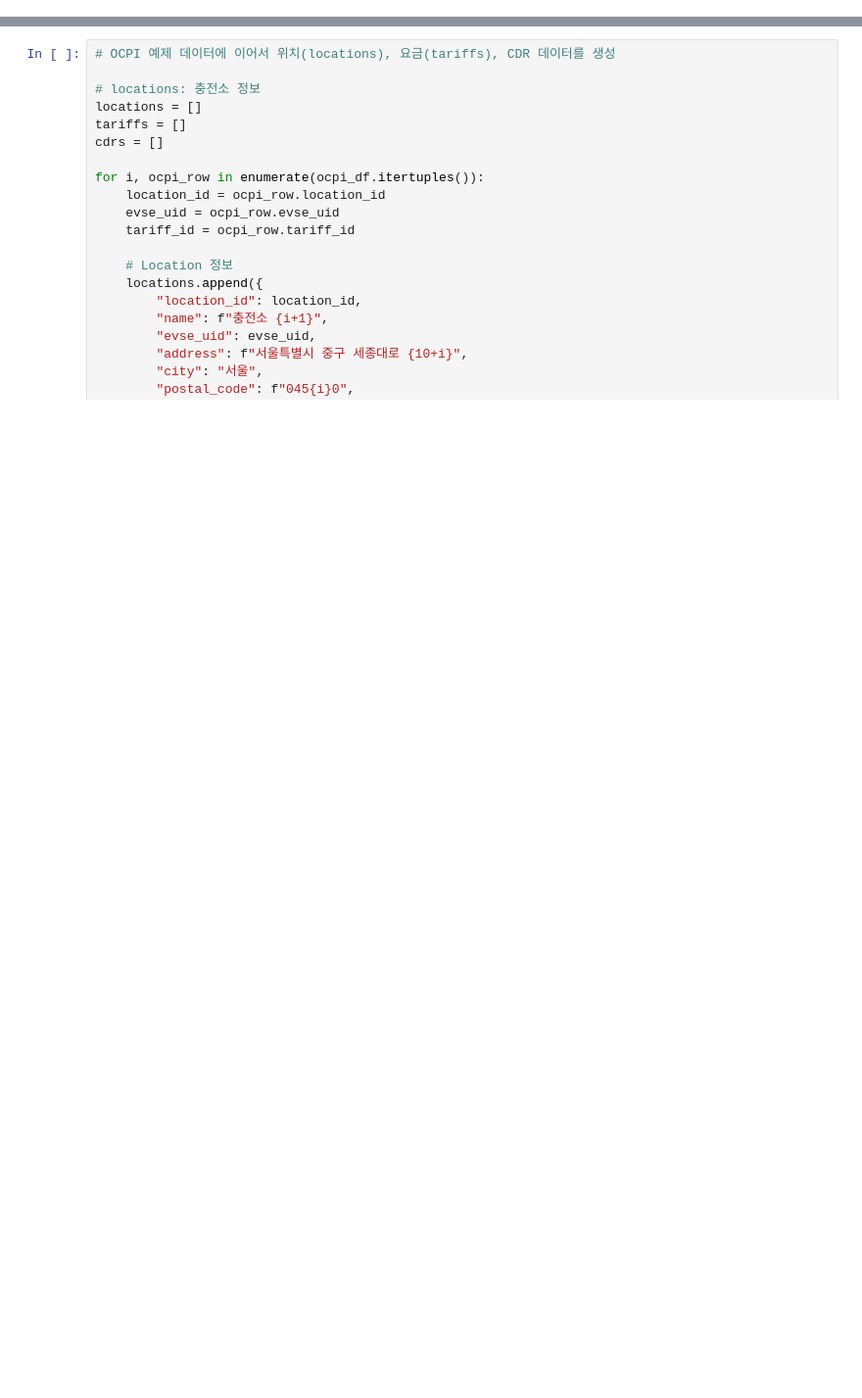
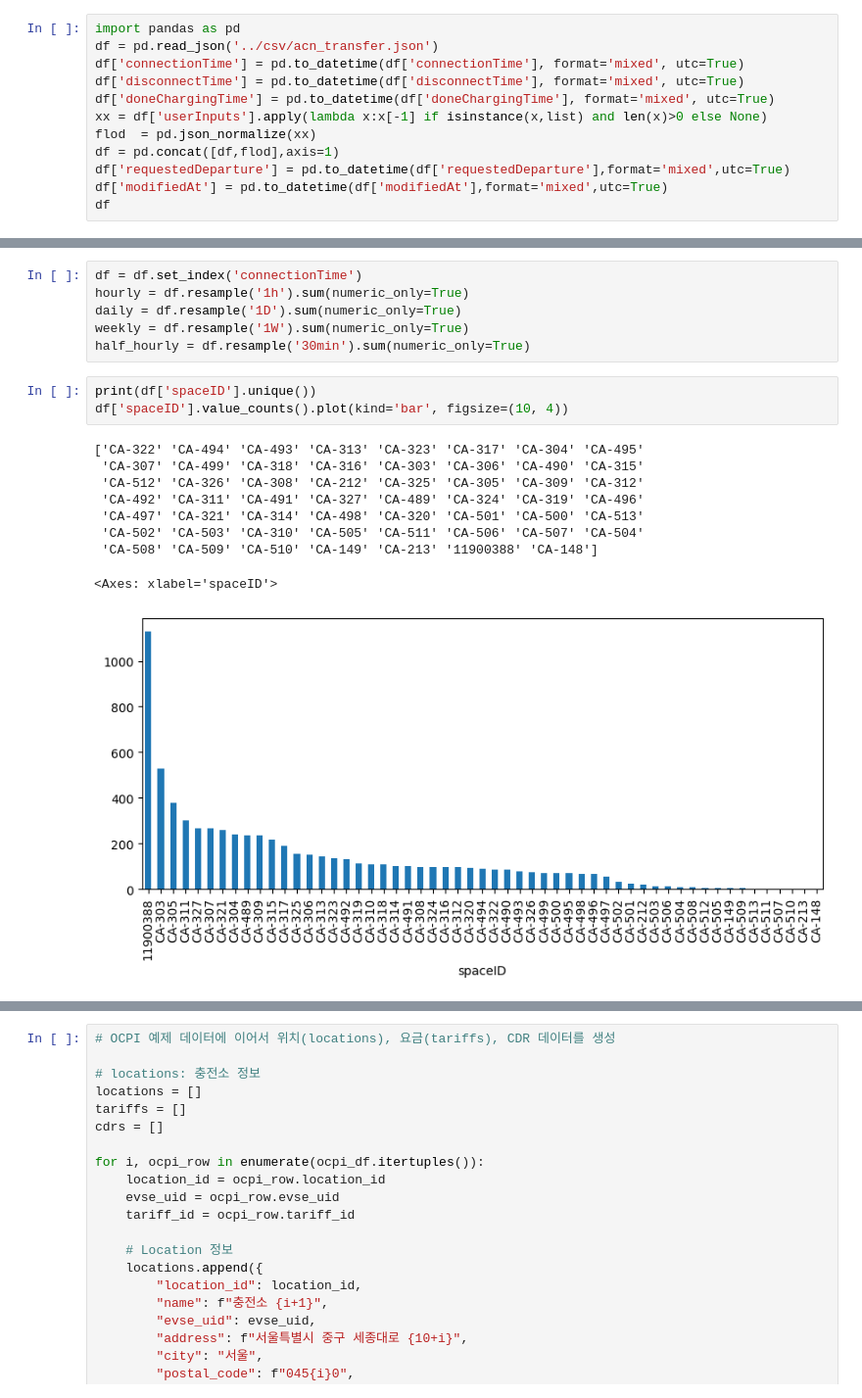
Before and after one commit to AR384/EVSE_mainproject_python, a Jupyter notebook: data/code/dummy.ipynb, the cells around one changed output, grey strips where cells are left out. Shown at 98% size. Saved outputs shown, nothing was run; the diff lists cells and outputs as text; blank space fills up the shorter version.

```diff
--- a/data/code/dummy.ipynb
+++ b/data/code/dummy.ipynb
@@ -18,0 +1,12 @@ pd.read_json('../csv/acn_transfer.json')
+# %%
+import pandas as pd
+df = pd.read_json('../csv/acn_transfer.json')
+df['connectionTime'] = pd.to_datetime(df['connectionTime'], format='mixed', utc=True)
+df['disconnectTime'] = pd.to_datetime(df['disconnectTime'], format='mixed', utc=True)
+df['doneChargingTime'] = pd.to_datetime(df['doneChargingTime'], format='mixed', utc=True)
+xx = df['userInputs'].apply(lambda x:x[-1] if isinstance(x,list) and len(x)>0 else None)
+flod  = pd.json_normalize(xx)
+df = pd.concat([df,flod],axis=1)
+df['requestedDeparture'] = pd.to_datetime(df['requestedDeparture'],format='mixed',utc=True)
+df['modifiedAt'] = pd.to_datetime(df['modifiedAt'],format='mixed',utc=True)
+df
@@ -18,0 +27,19 @@ pd.read_json('../csv/acn_transfer.json')
+# %%
+df = df.set_index('connectionTime')
+hourly = df.resample('1h').sum(numeric_only=True)
+daily = df.resample('1D').sum(numeric_only=True)
+weekly = df.resample('1W').sum(numeric_only=True)
+half_hourly = df.resample('30min').sum(numeric_only=True)
+# %%
+print(df['spaceID'].unique())
+df['spaceID'].value_counts().plot(kind='bar', figsize=(10, 4))
+# %% [output]
+['CA-322' 'CA-494' 'CA-493' 'CA-313' 'CA-323' 'CA-317' 'CA-304' 'CA-495'
+ 'CA-307' 'CA-499' 'CA-318' 'CA-316' 'CA-303' 'CA-306' 'CA-490' 'CA-315'
+ 'CA-512' 'CA-326' 'CA-308' 'CA-212' 'CA-325' 'CA-305' 'CA-309' 'CA-312'
+ 'CA-492' 'CA-311' 'CA-491' 'CA-327' 'CA-489' 'CA-324' 'CA-319' 'CA-496'
+ 'CA-497' 'CA-321' 'CA-314' 'CA-498' 'CA-320' 'CA-501' 'CA-500' 'CA-513'
+ 'CA-502' 'CA-503' 'CA-310' 'CA-505' 'CA-511' 'CA-506' 'CA-507' 'CA-504'
+ 'CA-508' 'CA-509' 'CA-510' 'CA-149' 'CA-213' '11900388' 'CA-148']
+<Axes: xlabel='spaceID'>
+[figure, added]
```
Also changed, not shown: parts of 15 cells of this notebook, 4 other files.
